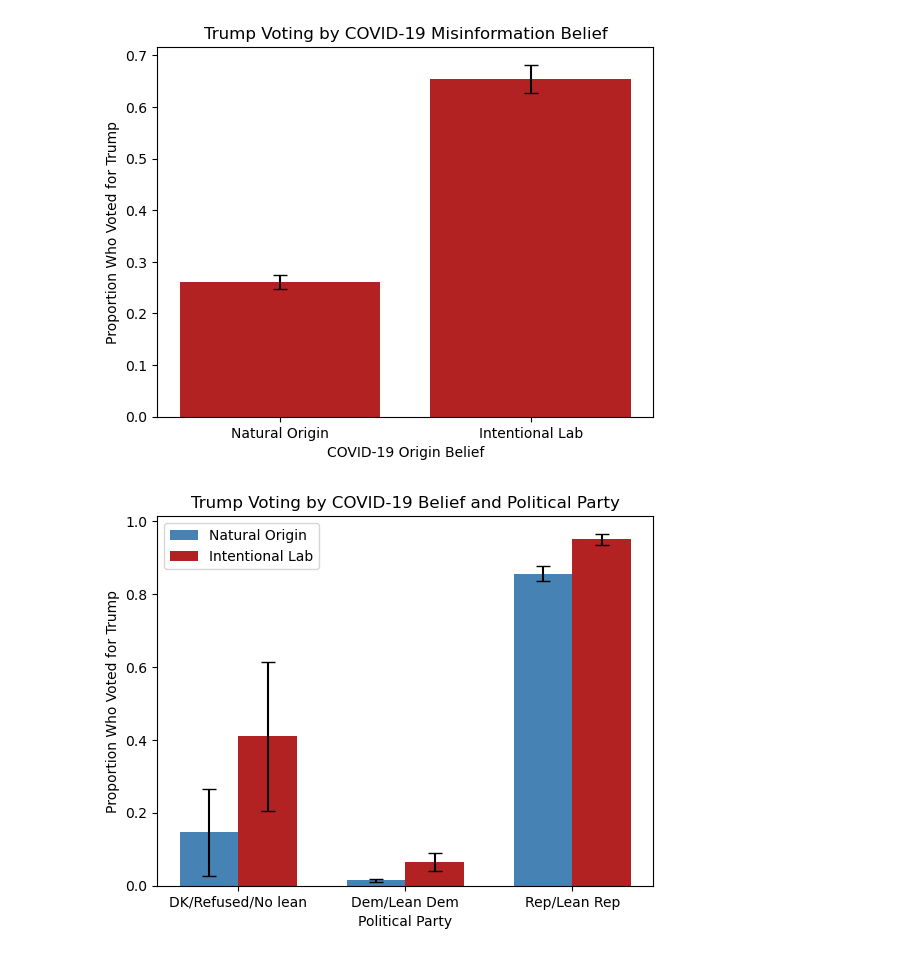
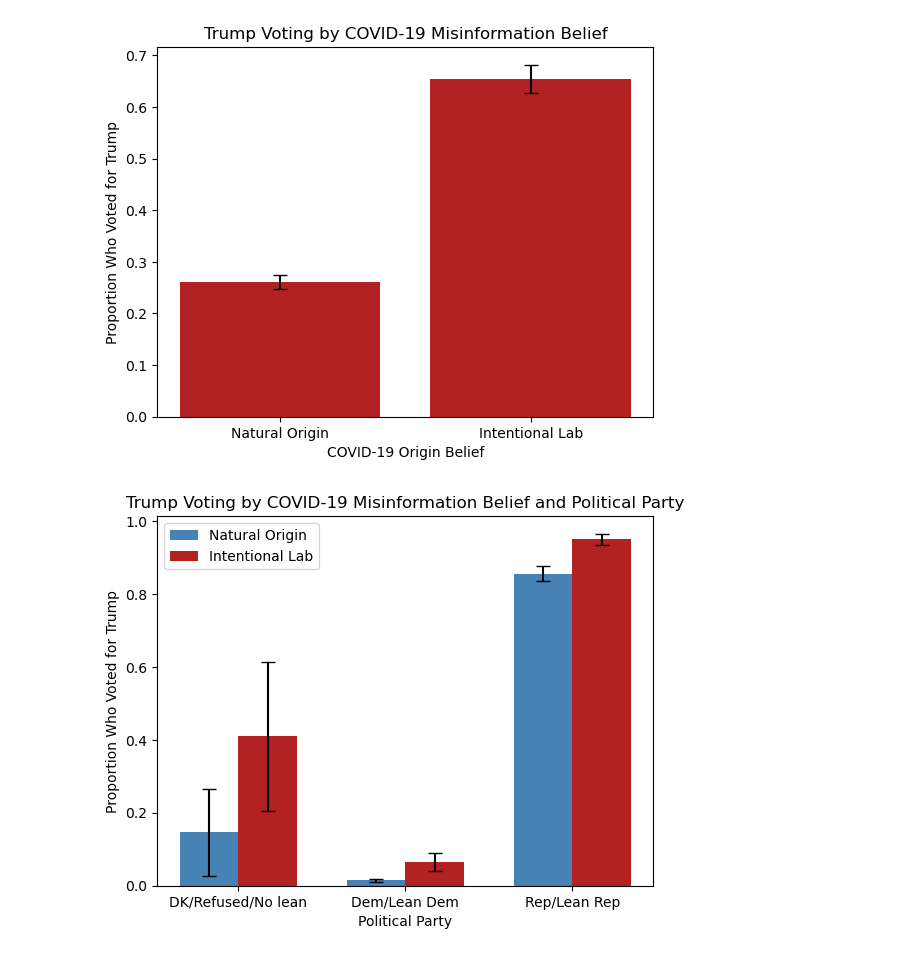
Before and after one commit to ameliabrooks28/QSS20_Project, a Jupyter notebook: code/02_analyze.ipynb, the cells around one changed output. Saved outputs shown, nothing was run; the diff lists cells and outputs as text; code cells hidden in the pictures.

```diff
--- a/code/02_analyze.ipynb
+++ b/code/02_analyze.ipynb
@@ -75,19 +99,21 @@ party_n = (df_new.groupby(["F_PARTYSUM_FINAL", "covid_misinfo_belief"])["trump_v
 party_se = np.sqrt(party_vote * (1 - party_vote) / party_n)
 party_ci = 1.96 * party_se
 # %%
+# position the two bars next to each other
 x = np.arange(len(party_vote.index))
 width = 0.35
 
+# two sets of bars
 plt.bar(x - width/2, party_vote[0.0], width, yerr=party_ci[0.0], capsize=5,label="Natural Origin", color="steelblue")
 plt.bar(x + width/2, party_vote[1.0], width, yerr=party_ci[1.0], capsize=5,label="Intentional Lab", color="firebrick")
 
 plt.xticks(x, party_vote.index)
 plt.xlabel("Political Party")
 plt.ylabel("Proportion Who Voted for Trump")
-plt.title("Trump Voting by COVID-19 Belief and Political Party")
+plt.title("Trump Voting by COVID-19 Misinformation Belief and Political Party")
 plt.legend()
 
 plt.savefig("../output/trump_vote_by_misinfo_party.png", bbox_inches="tight")
 plt.show()
 # %% [output]
-[figure, old version]
+[figure, new version]
```
Also changed, not shown: parts of 7 cells of this notebook, 5 other files.
